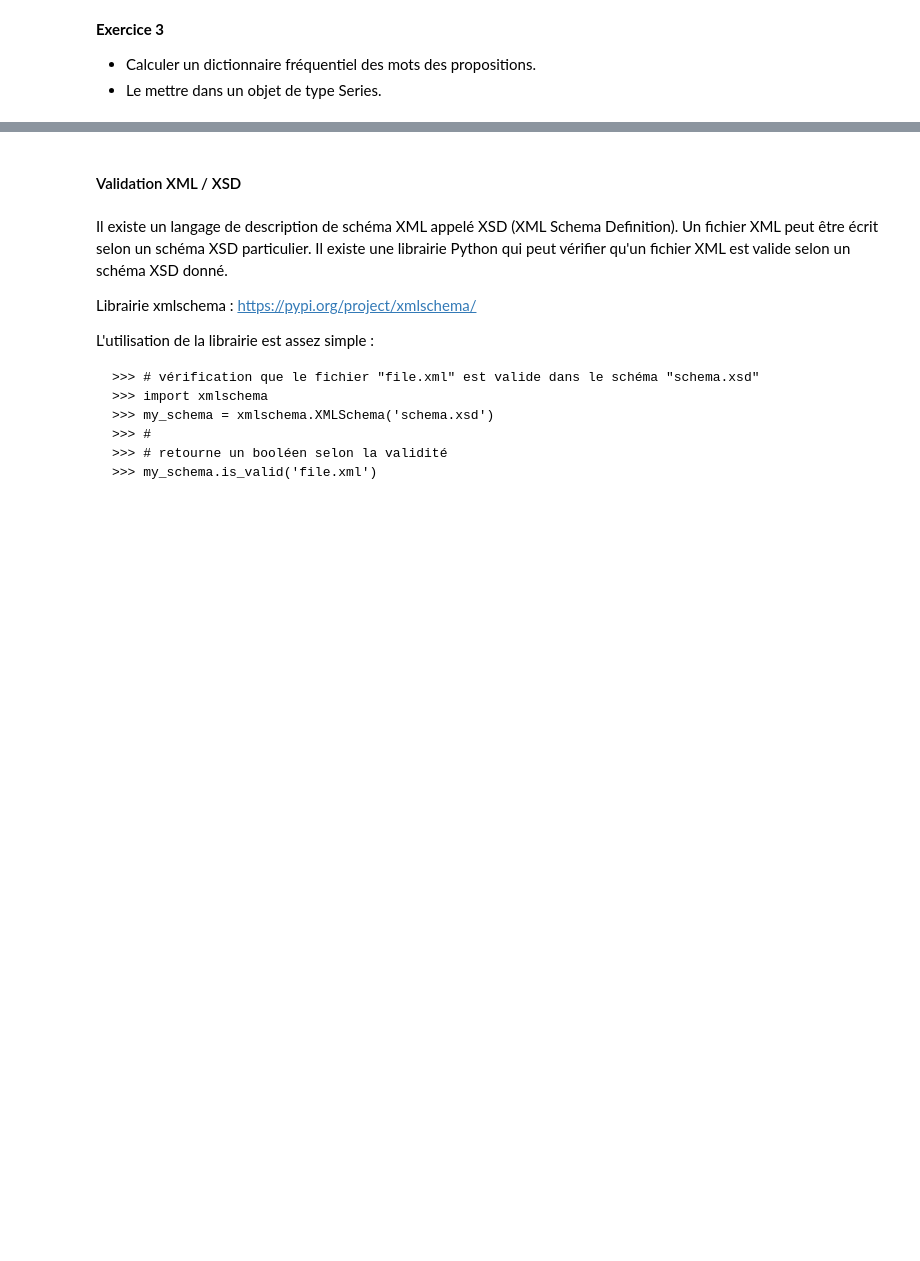
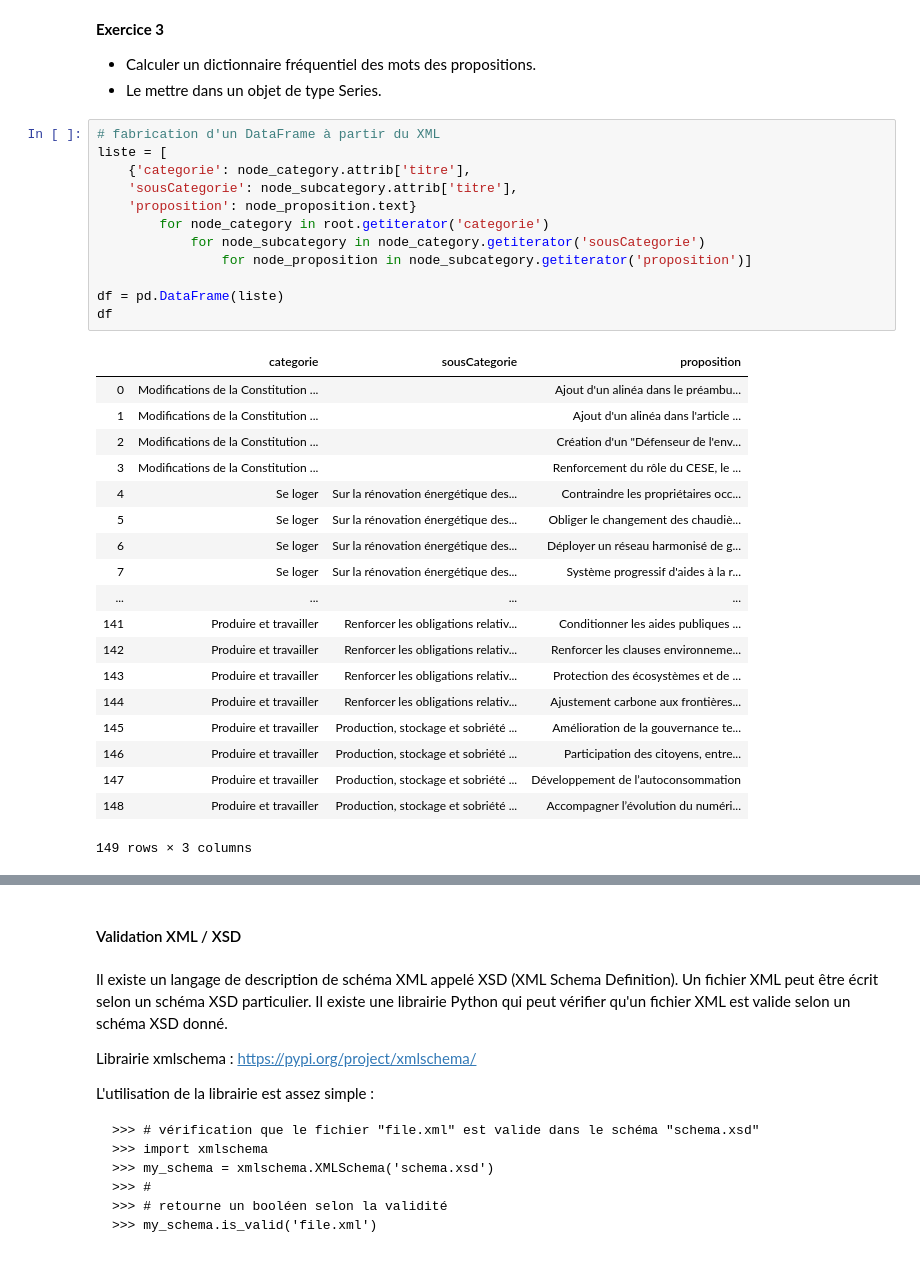
Before and after one commit to fran6w/INFMDI-721, a Jupyter notebook: session3/session3.ipynb, the cells around one changed output, grey strips where cells are left out. Saved outputs shown, nothing was run; the diff lists cells and outputs as text; blank space fills up the shorter version.

```diff
--- a/session3/session3.ipynb
+++ b/session3/session3.ipynb
@@ -125,6 +371,38 @@ Produire un DataFrame avec les colonnes : categorie, sousCategorie, oui (float).
 
 - Calculer un dictionnaire fréquentiel des mots  des propositions.
 - Le mettre dans un objet de type Series.
+# %%
+# fabrication d'un DataFrame à partir du XML
+liste = [
+    {'categorie': node_category.attrib['titre'],
+    'sousCategorie': node_subcategory.attrib['titre'],
+    'proposition': node_proposition.text}
+        for node_category in root.getiterator('categorie')
+            for node_subcategory in node_category.getiterator('sousCategorie')
+                for node_proposition in node_subcategory.getiterator('proposition')]
+
+df = pd.DataFrame(liste)
+df
+# %% [output]
+|  | categorie | sousCategorie | proposition |
+| 0 | Modifications de la Constitution ... |  | Ajout d'un alinéa dans le préambu... |
+| 1 | Modifications de la Constitution ... |  | Ajout d'un alinéa dans l'article ... |
+| 2 | Modifications de la Constitution ... |  | Création d'un "Défenseur de l'env... |
+| 3 | Modifications de la Constitution ... |  | Renforcement du rôle du CESE, le ... |
+| 4 | Se loger | Sur la rénovation énergétique des... | Contraindre les propriétaires occ... |
+| 5 | Se loger | Sur la rénovation énergétique des... | Obliger le changement des chaudiè... |
+| 6 | Se loger | Sur la rénovation énergétique des... | Déployer un réseau harmonisé de g... |
+| 7 | Se loger | Sur la rénovation énergétique des... | Système progressif d'aides à la r... |
+| ... | ... | ... | ... |
+| 141 | Produire et travailler | Renforcer les obligations relativ... | Conditionner les aides publiques ... |
+| 142 | Produire et travailler | Renforcer les obligations relativ... | Renforcer les clauses environneme... |
+| 143 | Produire et travailler | Renforcer les obligations relativ... | Protection des écosystèmes et de ... |
+| 144 | Produire et travailler | Renforcer les obligations relativ... | Ajustement carbone aux frontières... |
+| 145 | Produire et travailler | Production, stockage et sobriété ... | Amélioration de la gouvernance te... |
+| 146 | Produire et travailler | Production, stockage et sobriété ... | Participation des citoyens, entre... |
+| 147 | Produire et travailler | Production, stockage et sobriété ... | Développement de l’autoconsommation |
+| 148 | Produire et travailler | Production, stockage et sobriété ... | Accompagner l’évolution du numéri... |
+149 rows × 3 columns
 # %%
 # re.findall()
 import re
```
Also changed, not shown: parts of 97 cells of this notebook.
